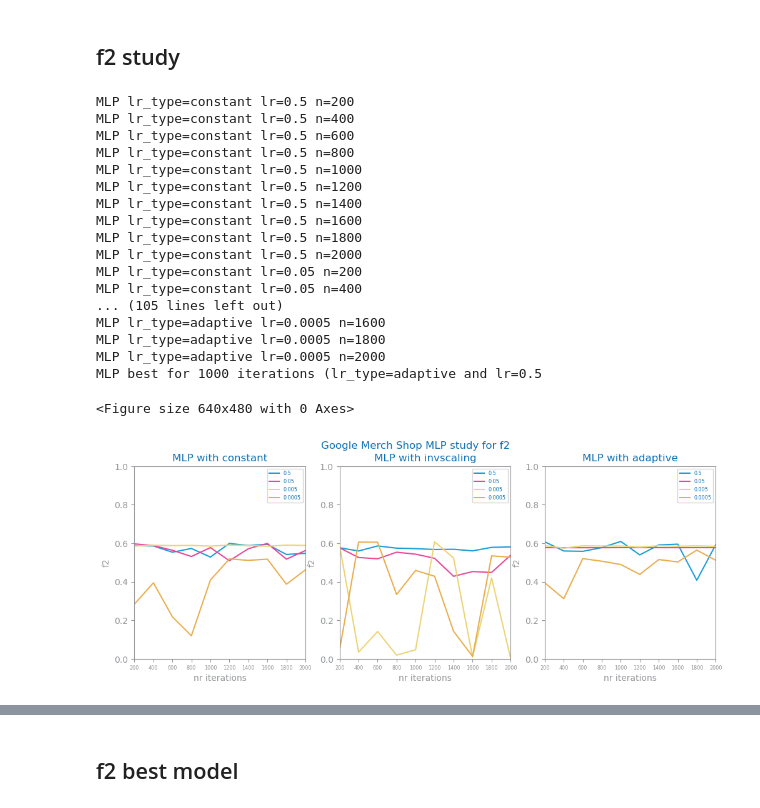
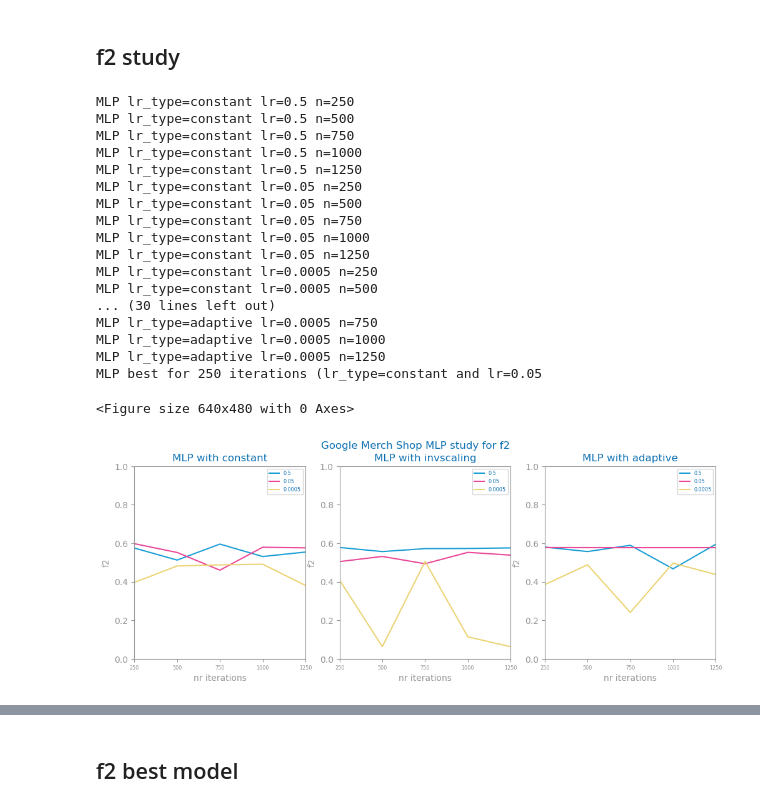
Before and after one commit to jvanalytics/ist_dash_2024_rec, a Jupyter notebook: notebooks/google_merch_store/11_ga4_merch_eval_neural_networks.ipynb, the cells around one changed output, grey strips where cells are left out. Drawn from its saved outputs; the diff is of its cells as text; code cells hidden in the pictures.

```diff
--- a/notebooks/google_merch_store/11_ga4_merch_eval_neural_networks.ipynb
+++ b/notebooks/google_merch_store/11_ga4_merch_eval_neural_networks.ipynb
@@ -137,8 +137,8 @@ print(f'Labels={labels}')
 Train#=18854 Test#=5452
 Labels=[0.0, 1.0]
 # %%
-max_iter_eval=2000
-lag_eval=200
+max_iter_eval=1250
+lag_eval=250
 # %% [markdown]
 # f2 evaluate
 # %% [markdown]
@@ -146,36 +146,38 @@ lag_eval=200
 # %%
 
 figure()
 
 best_model_f2, f2_params = mlp_study(
     trnX,
     trnY,
     tstX,
     tstY,
     nr_max_iterations=max_iter_eval,
     lag=lag_eval,
     metric='f2',
+    learning_rates= [0.5, 0.05, 0.0005],
+
     file_tag=file_tag
 )
 savefig(f"images/{file_tag}_mlp_{f2_params['metric']}_study.png")
 show()
 # %% [output]
-MLP lr_type=constant lr=0.5 n=200
-MLP lr_type=constant lr=0.5 n=400
-MLP lr_type=constant lr=0.5 n=600
-MLP lr_type=constant lr=0.5 n=800
+MLP lr_type=constant lr=0.5 n=250
+MLP lr_type=constant lr=0.5 n=500
+MLP lr_type=constant lr=0.5 n=750
 MLP lr_type=constant lr=0.5 n=1000
-MLP lr_type=constant lr=0.5 n=1200
-MLP lr_type=constant lr=0.5 n=1400
-MLP lr_type=constant lr=0.5 n=1600
-MLP lr_type=constant lr=0.5 n=1800
-MLP lr_type=constant lr=0.5 n=2000
-MLP lr_type=constant lr=0.05 n=200
-MLP lr_type=constant lr=0.05 n=400
-... (105 lines left out)
-MLP lr_type=adaptive lr=0.0005 n=1600
-MLP lr_type=adaptive lr=0.0005 n=1800
-MLP lr_type=adaptive lr=0.0005 n=2000
-MLP best for 1000 iterations (lr_type=adaptive and lr=0.5
+MLP lr_type=constant lr=0.5 n=1250
+MLP lr_type=constant lr=0.05 n=250
+MLP lr_type=constant lr=0.05 n=500
+MLP lr_type=constant lr=0.05 n=750
+MLP lr_type=constant lr=0.05 n=1000
+MLP lr_type=constant lr=0.05 n=1250
+MLP lr_type=constant lr=0.0005 n=250
+MLP lr_type=constant lr=0.0005 n=500
+... (30 lines left out)
+MLP lr_type=adaptive lr=0.0005 n=750
+MLP lr_type=adaptive lr=0.0005 n=1000
+MLP lr_type=adaptive lr=0.0005 n=1250
+MLP best for 250 iterations (lr_type=constant and lr=0.05
 <Figure size 640x480 with 0 Axes>
-[figure, old version]
+[figure, new version]
```
Also changed, not shown: parts of 7 cells of this notebook, 10 other files.
